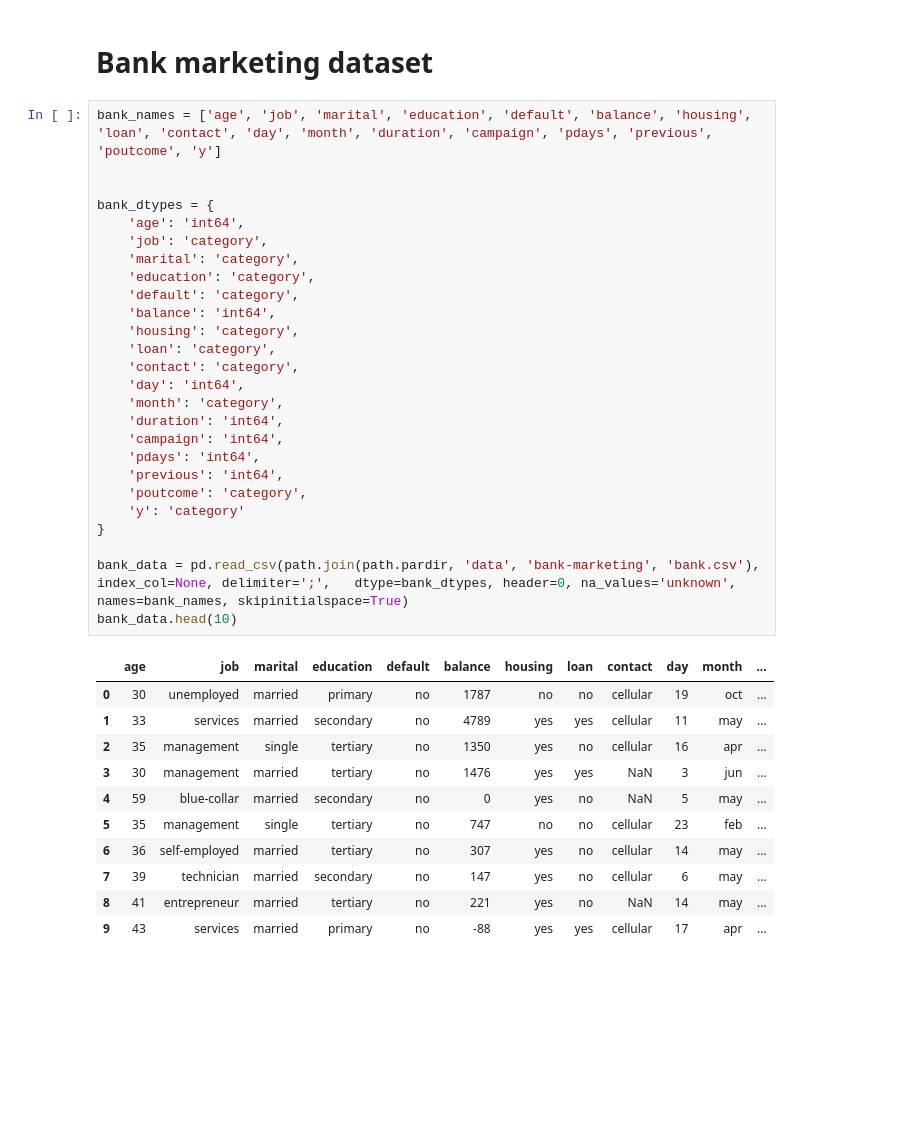
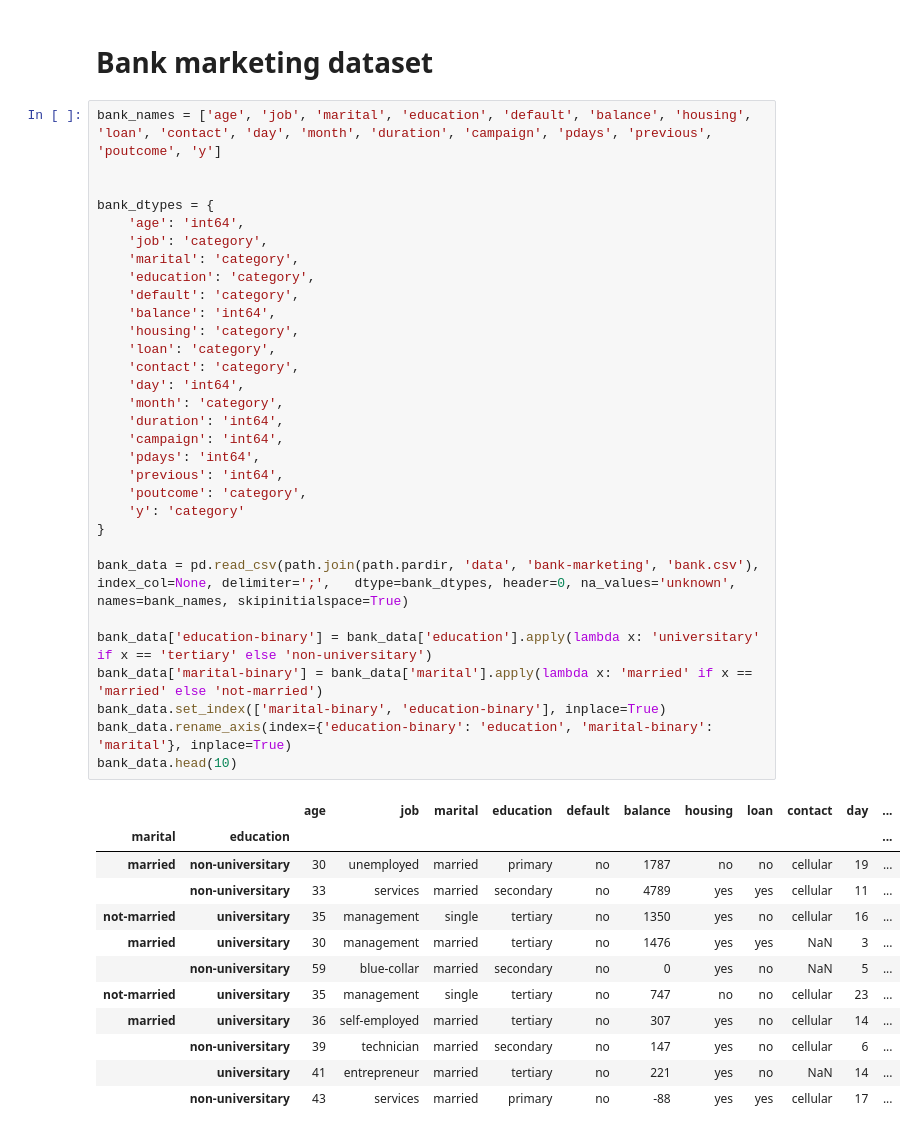
Before and after one commit to Serms1999/information-retrieval, a Jupyter notebook: assignment4/src/bias.ipynb, the cells around one changed output. Cells and saved outputs as stored; diff of their text form; blank space fills up the shorter version.

```diff
--- a/assignment4/src/bias.ipynb
+++ b/assignment4/src/bias.ipynb
@@ -285,38 +272,44 @@ difference(generalized_fnr, y_test, y_pred, prot_attr='sex')
 # %%
 bank_names = ['age', 'job', 'marital', 'education', 'default', 'balance', 'housing', 'loan', 'contact', 'day', 'month', 'duration', 'campaign', 'pdays', 'previous', 'poutcome', 'y']
 
 
 bank_dtypes = {
     'age': 'int64',
     'job': 'category',
     'marital': 'category',
     'education': 'category',
     'default': 'category',
     'balance': 'int64',
     'housing': 'category',
     'loan': 'category',
     'contact': 'category',
     'day': 'int64',
     'month': 'category',
     'duration': 'int64',
     'campaign': 'int64',
     'pdays': 'int64',
     'previous': 'int64',
     'poutcome': 'category',
     'y': 'category'
 }
 
 bank_data = pd.read_csv(path.join(path.pardir, 'data', 'bank-marketing', 'bank.csv'), index_col=None, delimiter=';',   dtype=bank_dtypes, header=0, na_values='unknown', names=bank_names, skipinitialspace=True)
+
+bank_data['education-binary'] = bank_data['education'].apply(lambda x: 'universitary' if x == 'tertiary' else 'non-universitary')
+bank_data['marital-binary'] = bank_data['marital'].apply(lambda x: 'married' if x == 'married' else 'not-married')
+bank_data.set_index(['marital-binary', 'education-binary'], inplace=True)
+bank_data.rename_axis(index={'education-binary': 'education', 'marital-binary': 'marital'}, inplace=True)
 bank_data.head(10)
 # %% [output]
-|  | age | job | marital | education | default | balance | housing | loan | contact | day | month | ... |
-| 0 | 30 | unemployed | married | primary | no | 1787 | no | no | cellular | 19 | oct | ... |
-| 1 | 33 | services | married | secondary | no | 4789 | yes | yes | cellular | 11 | may | ... |
-| 2 | 35 | management | single | tertiary | no | 1350 | yes | no | cellular | 16 | apr | ... |
-| 3 | 30 | management | married | tertiary | no | 1476 | yes | yes | NaN | 3 | jun | ... |
-| 4 | 59 | blue-collar | married | secondary | no | 0 | yes | no | NaN | 5 | may | ... |
-| 5 | 35 | management | single | tertiary | no | 747 | no | no | cellular | 23 | feb | ... |
-| 6 | 36 | self-employed | married | tertiary | no | 307 | yes | no | cellular | 14 | may | ... |
-| 7 | 39 | technician | married | secondary | no | 147 | yes | no | cellular | 6 | may | ... |
-| 8 | 41 | entrepreneur | married | tertiary | no | 221 | yes | no | NaN | 14 | may | ... |
-| 9 | 43 | services | married | primary | no | -88 | yes | yes | cellular | 17 | apr | ... |
+|  |  | age | job | marital | education | default | balance | housing | loan | contact | day | ... |
+| marital | education |  |  |  |  |  |  |  |  |  |  | ... |
+| married | non-universitary | 30 | unemployed | married | primary | no | 1787 | no | no | cellular | 19 | ... |
+|  | non-universitary | 33 | services | married | secondary | no | 4789 | yes | yes | cellular | 11 | ... |
+| not-married | universitary | 35 | management | single | tertiary | no | 1350 | yes | no | cellular | 16 | ... |
+| married | universitary | 30 | management | married | tertiary | no | 1476 | yes | yes | NaN | 3 | ... |
+|  | non-universitary | 59 | blue-collar | married | secondary | no | 0 | yes | no | NaN | 5 | ... |
+| not-married | universitary | 35 | management | single | tertiary | no | 747 | no | no | cellular | 23 | ... |
+| married | universitary | 36 | self-employed | married | tertiary | no | 307 | yes | no | cellular | 14 | ... |
+|  | non-universitary | 39 | technician | married | secondary | no | 147 | yes | no | cellular | 6 | ... |
+|  | universitary | 41 | entrepreneur | married | tertiary | no | 221 | yes | no | NaN | 14 | ... |
+|  | non-universitary | 43 | services | married | primary | no | -88 | yes | yes | cellular | 17 | ... |
```
Also changed, not shown: parts of 26 cells of this notebook, 7 other files.
